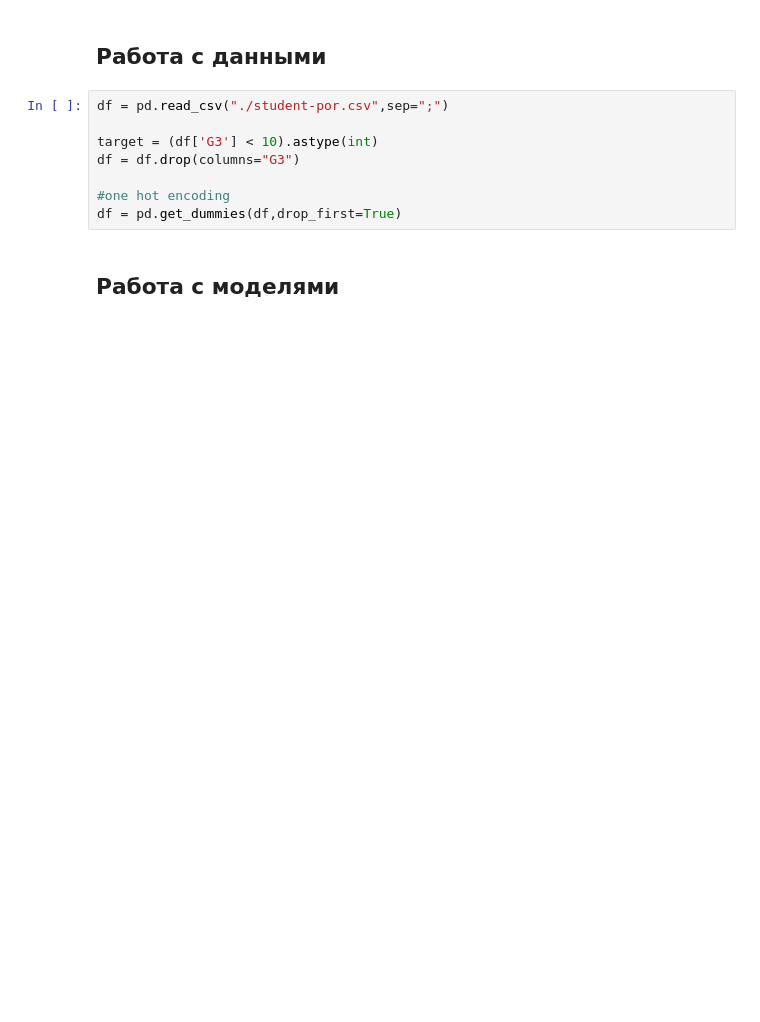
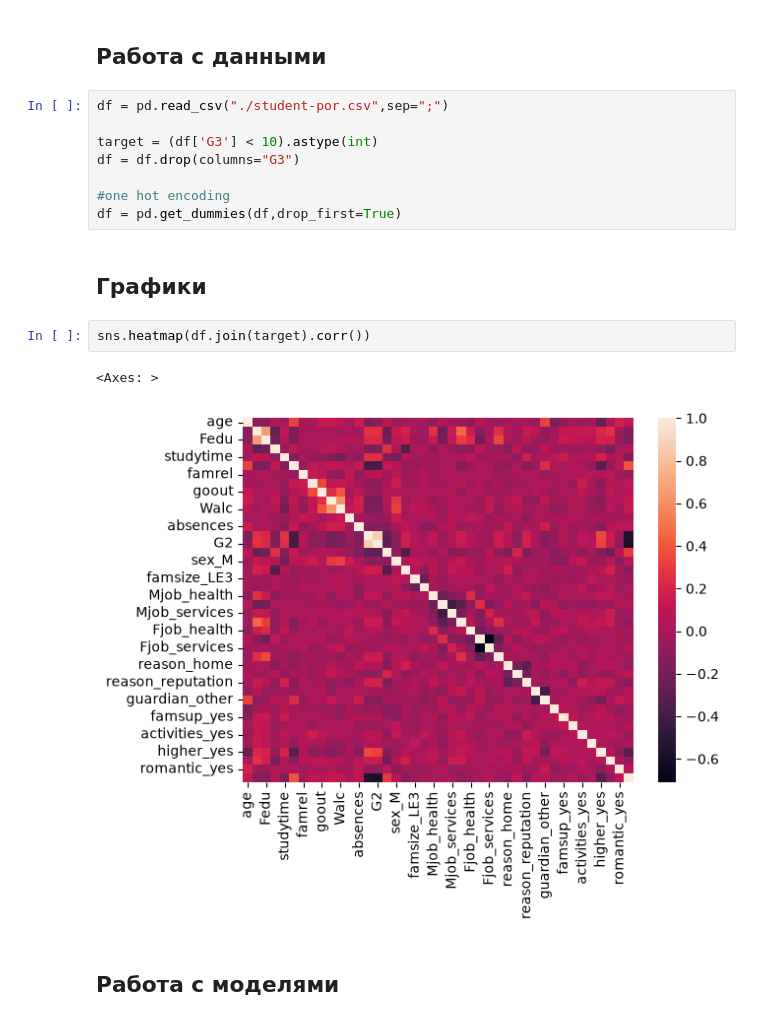
Before and after one commit to Zer0-0ne-01/Dream_Team_Project_Pass_Fail, a Jupyter notebook: Who_won't_get_credit.ipynb, the cells around one changed output. Cells and saved outputs as stored; diff of their text form; blank space fills up the shorter version.

```diff
--- a/Who_won't_get_credit.ipynb
+++ b/Who_won't_get_credit.ipynb
@@ -23,6 +24,13 @@ df = df.drop(columns="G3")
 
 #one hot encoding
 df = pd.get_dummies(df,drop_first=True)
+# %% [markdown]
+## Графики
+# %%
+sns.heatmap(df.join(target).corr())
+# %% [output]
+<Axes: >
+[figure, added]
 # %% [markdown]
 ## Работа с моделями
 # %%
```
Also changed, not shown: parts of 5 cells of this notebook.
